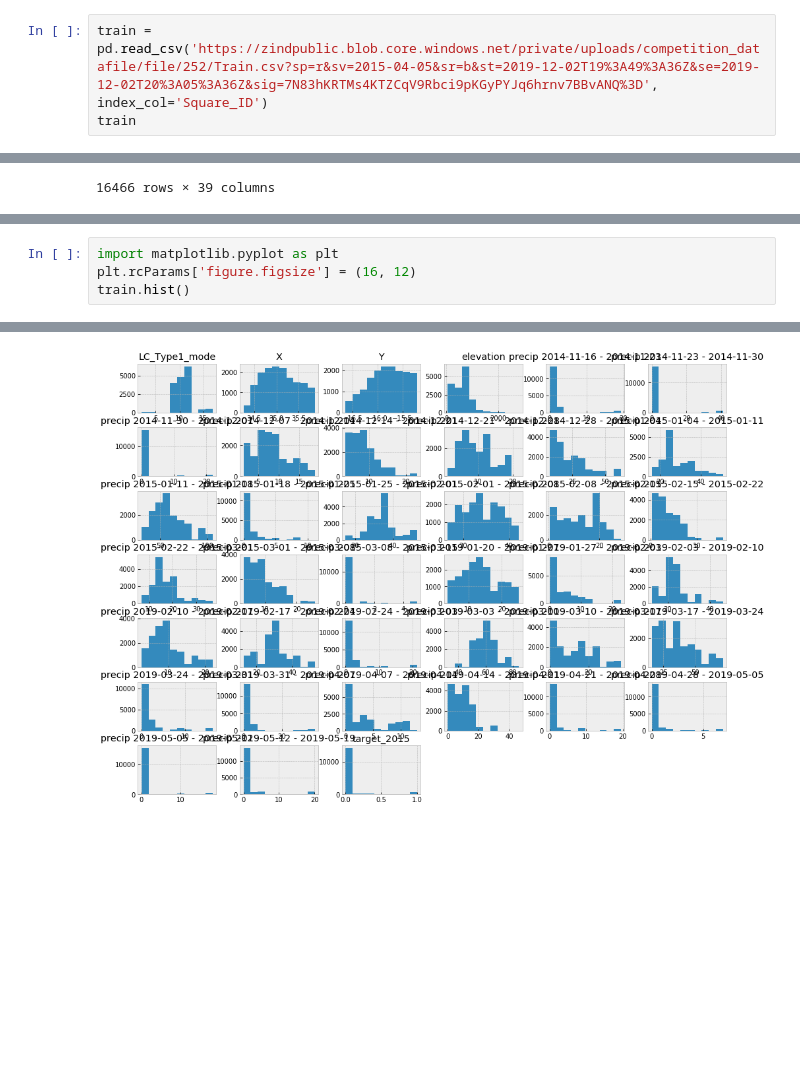
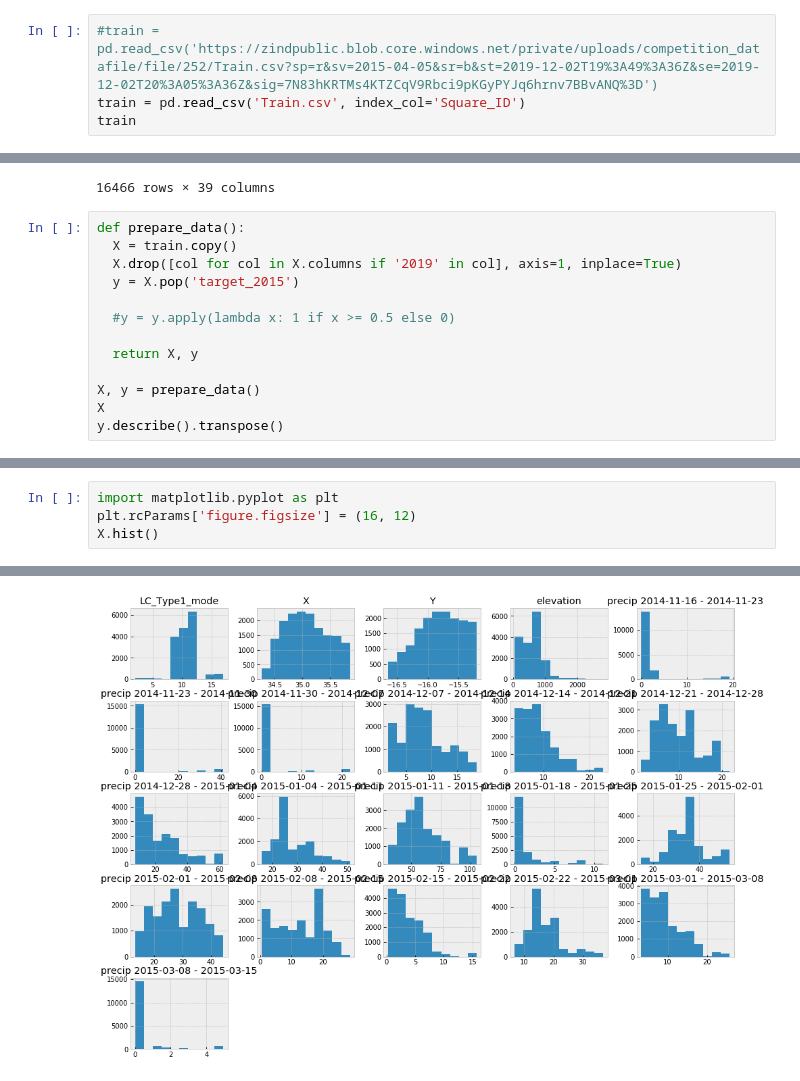
Before and after one commit to andygoosh/Malawi, a Jupyter notebook: workinprogress.ipynb, the cells around one changed output, grey strips where cells are left out. Cells and saved outputs as stored; diff of their text form; blank space fills up the shorter version.

```diff
--- a/workinprogress.ipynb
+++ b/workinprogress.ipynb
@@ -79,7 +79,8 @@ train
 | 16465 | 4e6f5e01-14ce-11ea-bce5-f49634744a41 | 0.001000 |
 16466 rows × 2 columns
 # %%
-train = pd.read_csv('https://zindpublic.blob.core.windows.net/private/uploads/competition_datafile/file/252/Train.csv?sp=r&sv=2015-04-05&sr=b&st=2019-12-02T19%3A49%3A36Z&se=2019-12-02T20%3A05%3A36Z&sig=7N83hKRTMs4KTZCqV9Rbci9pKGyPYJq6hrnv7BBvANQ%3D', index_col='Square_ID')
+#train = pd.read_csv('https://zindpublic.blob.core.windows.net/private/uploads/competition_datafile/file/252/Train.csv?sp=r&sv=2015-04-05&sr=b&st=2019-12-02T19%3A49%3A36Z&se=2019-12-02T20%3A05%3A36Z&sig=7N83hKRTMs4KTZCqV9Rbci9pKGyPYJq6hrnv7BBvANQ%3D')
+train = pd.read_csv('Train.csv', index_col='Square_ID')
 train
 # %% [output]
 |  | X | Y | target_2015 | elevation | precip 2014-11-16 - 2014-11-23 | precip 2014-11-23 - 2014-11-30 | ... |
@@ -96,3 +97,16 @@ train
 | 4e6f5e00-14ce-11ea-bce5-f49634744a41 | 35.860000 | -15.410000 | 0.000000 | 629.272733 | 16.956563 | 31.155531 | ... |
 | 4e6f5e01-14ce-11ea-bce5-f49634744a41 | 35.860000 | -15.400000 | 0.000000 | 626.164641 | 16.956563 | 31.155531 | ... |
 16466 rows × 39 columns
+# %%
+def prepare_data():
+  X = train.copy()
+  X.drop([col for col in X.columns if '2019' in col], axis=1, inplace=True)
+  y = X.pop('target_2015')
+
+  #y = y.apply(lambda x: 1 if x >= 0.5 else 0)
+
+  return X, y
+
+X, y = prepare_data()
+X
+y.describe().transpose()
@@ -99,6 +128,6 @@ train
 # %%
 import matplotlib.pyplot as plt
 plt.rcParams['figure.figsize'] = (16, 12)
-train.hist()
+X.hist()
 # %% [output]
 array([[<matplotlib.axes._subplots.AxesSubplot object at 0x...>,
@@ -117,5 +146,5 @@ array([[<matplotlib.axes._subplots.AxesSubplot object at 0x...>,
         <matplotlib.axes._subplots.AxesSubplot object at 0x...>,
         <matplotlib.axes._subplots.AxesSubplot object at 0x...>,
         <matplotlib.axes._subplots.AxesSubplot object at 0x...>]],
       dtype=object)
-[figure, old version]
+[figure, new version]
```
Also changed, not shown: parts of 9 cells of this notebook.
